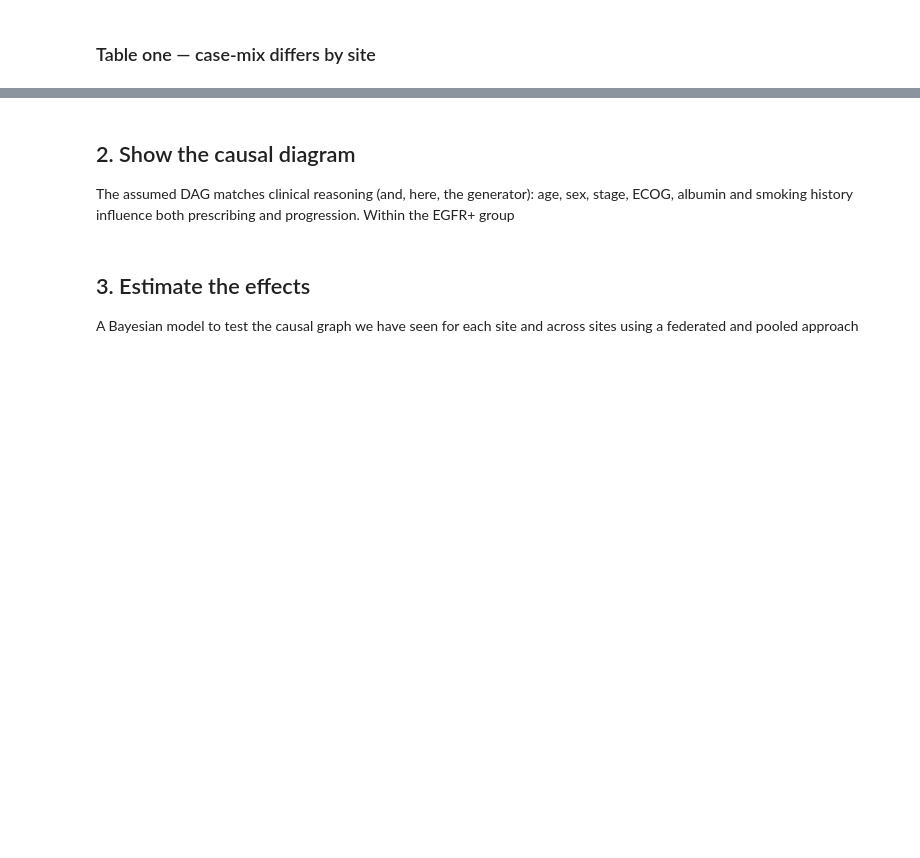
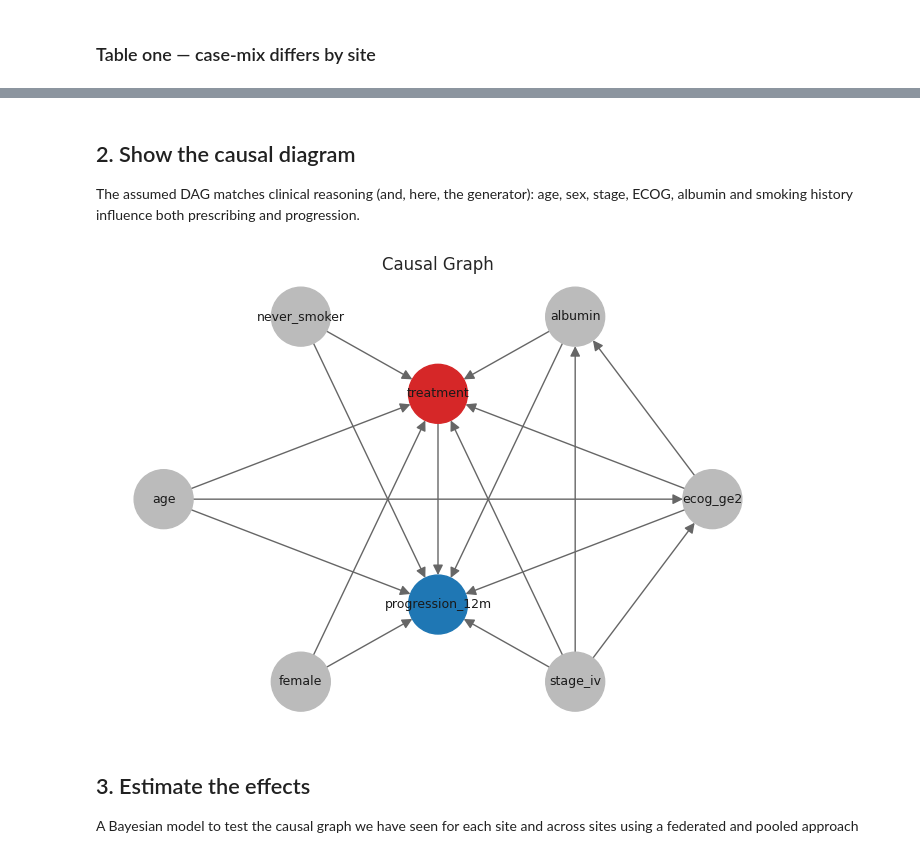
Before and after one commit to emrys-health/afon, a Jupyter notebook: demo/notebooks/02_multi_site_causal_demo.ipynb, the cells around one changed output, grey strips where cells are left out. Cells and saved outputs as stored; diff of their text form; code cells hidden in the pictures; blank space fills up the shorter version.

```diff
--- a/demo/notebooks/02_multi_site_causal_demo.ipynb
+++ b/demo/notebooks/02_multi_site_causal_demo.ipynb
@@ -146,3 +150,0 @@ only showing top 1 row
-# %%
-df = spark.read.table("tvs.synthetic_ehr.patients")
-df.show(1)
@@ -156,12 +151,35 @@ only showing top 1 row
+# %%
+
+
+import sys, warnings
+from pathlib import Path
+
+import arviz as az
+import matplotlib.pyplot as plt
+import numpy as np
+import pandas as pd
+import seaborn as sns
+
+ROOT = Path.cwd().parent if Path.cwd().name == "notebooks" else Path.cwd()
+sys.path.insert(0, str(ROOT))
+from src import analysis as A
+from src import cohort
+
+warnings.filterwarnings("ignore")
+pd.set_option("display.width", 160)
+pd.set_option("display.max_columns", 30)
+sns.set_theme(style="whitegrid", context="notebook")
 # %%
 
 
+TABLES = ["conditions","ground_truth","medication_requests","observations","patients"]
 
-
-def load_site_from_polaris(path: str | Path) -> dict[str, pd.DataFrame]:
+def load_site_from_polaris(site: str) -> dict[str, pd.DataFrame]:
     """Load the four flattened FHIR CSV tables for one site."""
-    path = Path(path)
-    tables = {name: pd.read_csv(path / f"{name}.csv") for name in TABLES}
+    tables = dict()
+    for name in TABLES:
+        df = spark.read.table(f"{site}.synthetic_ehr.{name}")
+        tables[name] = pd.concat([df.select(i).toPandas() for i in df.columns ], axis =1)
     for col in ("birth_date", "deceased_datetime"):
         tables["patients"][col] = pd.to_datetime(tables["patients"][col], utc=True, errors="coerce")
     tables["conditions"]["onset_datetime"] = pd.to_datetime(tables["conditions"]["onset_datetime"], utc=True)
@@ -185,9 +201,8 @@ TABLES = ["conditions","ground_truth","patients","medication_requests","observat
 SITES = ["westmids","tvs","wessex"]
 frames = []
 for s in SITES:
-    tables = cohort.load_site(DATA / s)
+    tables = load_site_from_polaris(s)
     site_df = cohort.build_lung_cohort(tables, advanced_only=True)
-    cohort.write_site_artifact(site_df, ROOT / "output" / s / "cohort.parquet")
     frames.append(site_df)
 df = pd.concat(frames, ignore_index=True)
 pos = df[df["egfr_positive"] == 1].reset_index(drop=True)
@@ -212,17 +235,19 @@ table_one(df)
 ## 2. Show the causal diagram
 
 The assumed DAG matches clinical reasoning (and, here, the generator): age, sex, stage, ECOG,
-albumin and smoking history influence both prescribing and progression. Within the EGFR+ group
+albumin and smoking history influence both prescribing and progression.
 # %%
-model, estimand = A.dowhy_model
+model, estimand = A.dowhy_model(pos)
 import networkx as nx
 g = A.causal_graph()
 posn = nx.shell_layout(g, nlist=[[A.TREATMENT, A.OUTCOME], A.COVARIATES])
 fig, ax = plt.subplots(figsize=(7, 5))
 colors = ["#d62728" if n == A.TREATMENT else "#1f77b4" if n == A.OUTCOME else "#bbbbbb" for n in g.nodes]
 nx.draw_networkx(g, posn, ax=ax, node_color=colors, node_size=1800, font_size=9, arrowsize=15, edge_color="#666")
 ax.set_axis_off(); ax.set_title("Causal Graph")
 plt.tight_layout()
+# %% [output]
+[figure, added]
 # %% [markdown]
 ## 3. Estimate the effects
 
```
Also changed, not shown: parts of 18 cells of this notebook, 1 other file.
